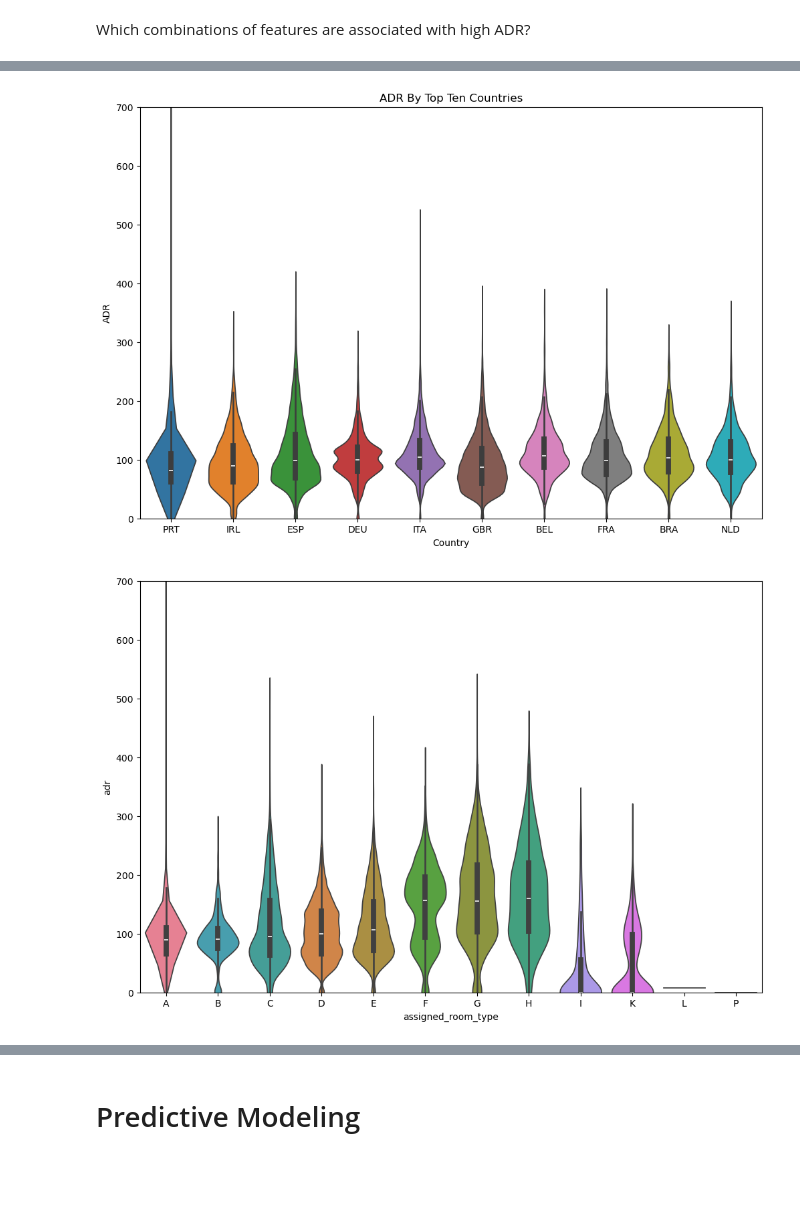
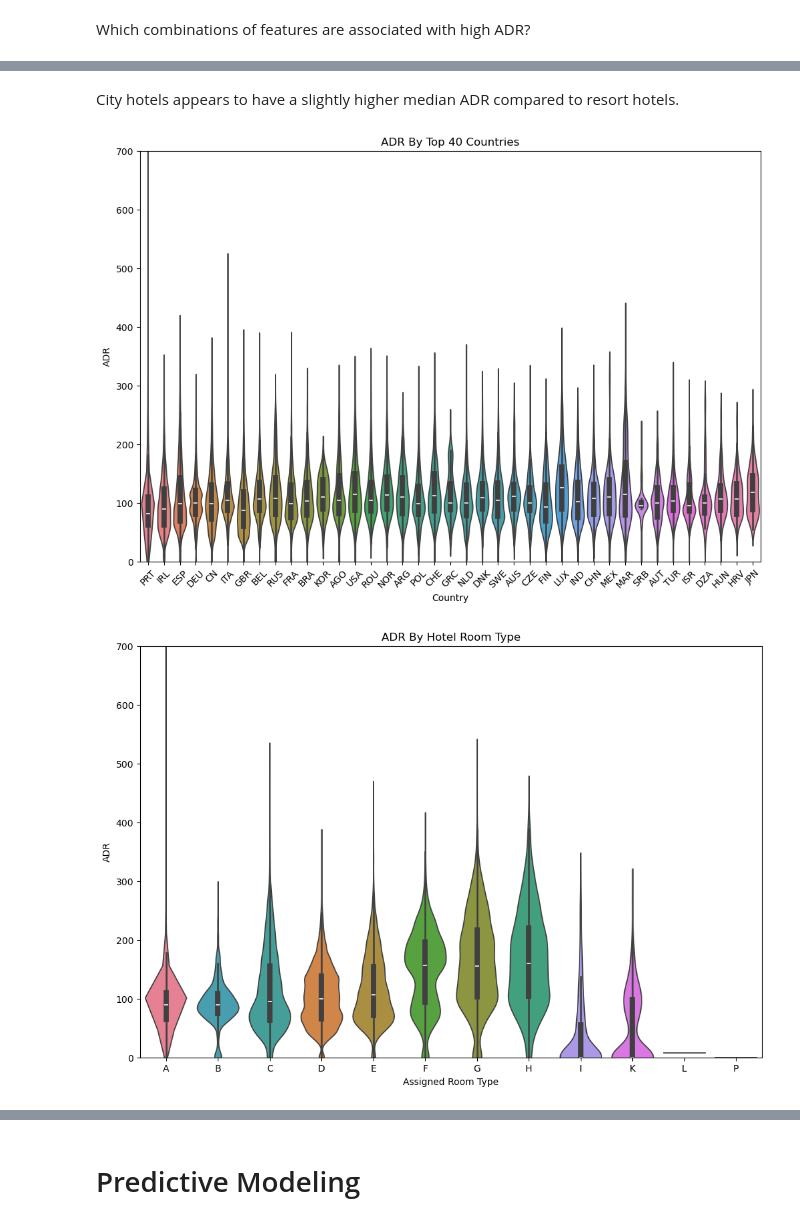
Before and after one commit to SMemic4/Hotels, a Jupyter notebook: notebooks/hotels.ipynb, the cells around one changed output, grey strips where cells are left out. Saved outputs shown, nothing was run; the diff lists cells and outputs as text; code cells hidden in the pictures; blank space fills up the shorter version.

```diff
--- a/notebooks/hotels.ipynb
+++ b/notebooks/hotels.ipynb
@@ -715,19 +718,26 @@ plt.ylim(0, 1000)
 [figure]
+# %% [markdown]
+City hotels appears to have a slightly higher median ADR compared to resort hotels.
 # %%
 plt.figure(figsize = (12,8))
-sns.violinplot(data = hotel_df[hotel_df['country'].isin(countries[:10].index.to_list())], x = 'country', y = 'adr', hue = 'country')
+sns.violinplot(data = hotel_df[hotel_df['country'].isin(countries[:40].index.to_list())], x = 'country', y = 'adr', hue = 'country')
 plt.ylim((0,700))
 plt.xlabel('Country')
+plt.xticks(rotation=45)
 plt.ylabel('ADR')
-plt.title('ADR By Top Ten Countries')
+plt.title('ADR By Top 40 Countries')
+plt.savefig(os.path.join(os.getcwd(), 'outputs', 'visuals', 'ADR_by_country'))
 plt.show();
 # %% [output]
-[figure, old version]
+[figure, new version]
 # %%
-
 plt.figure(figsize=(12,8))
 sns.violinplot(data = hotel_df, x = 'assigned_room_type', y = 'adr', hue = 'assigned_room_type', legend = False, order=sorted(hotel_df['assigned_room_type'].unique()),)
+plt.ylabel(ylabel = 'ADR')
+plt.xlabel(xlabel= 'Assigned Room Type')
+plt.title(label = 'ADR By Hotel Room Type')
 plt.ylim(0, 700)
+plt.savefig(os.path.join(os.getcwd(), 'outputs', 'visuals', 'ADR_by_Hotel_Room_Type'))
 plt.show();
 # %% [output]
-[figure, old version]
+[figure, new version]
```
Also changed, not shown: parts of 16 cells of this notebook.
